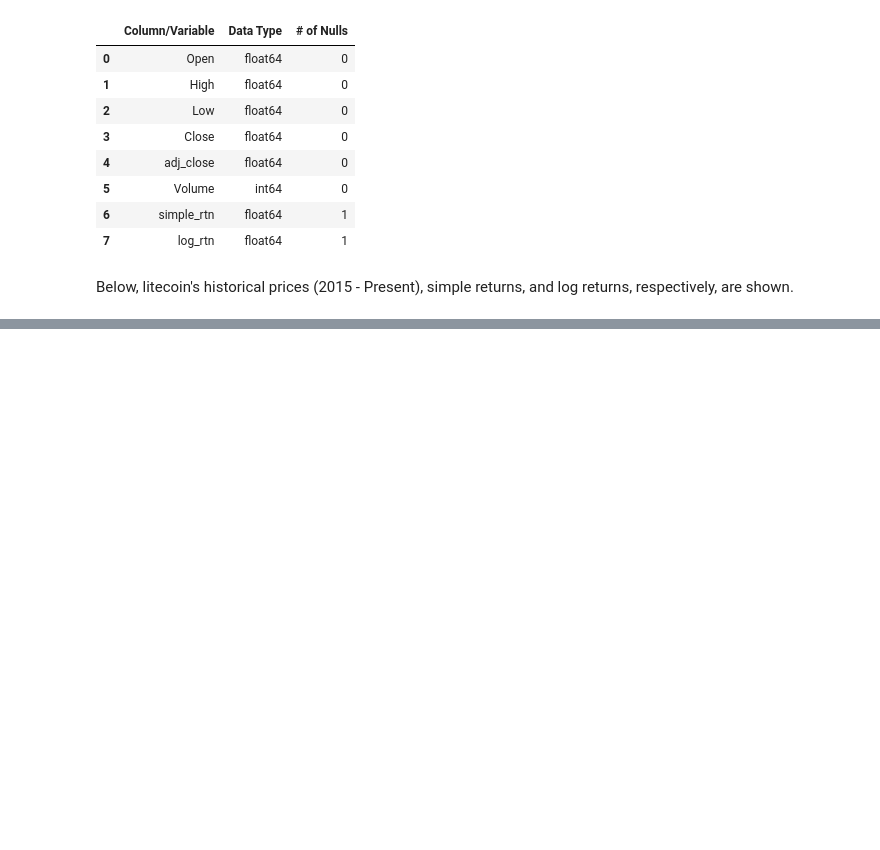
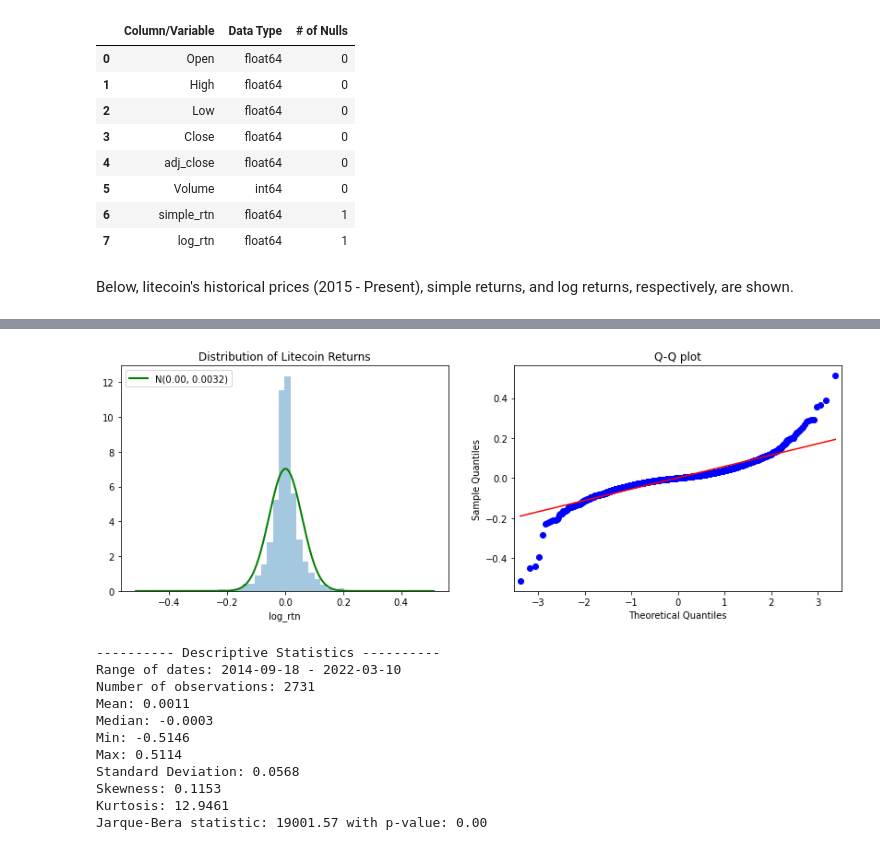
Before and after one commit to MSADS-506-Applied-Time-Series-Analysis/litecoin_predictions, a Jupyter notebook: code/litecoin_preds.ipynb, the cells around one changed output, grey strips where cells are left out. Drawn from its saved outputs; the diff is of its cells as text; code cells hidden in the pictures; blank space fills up the shorter version.

```diff
--- a/code/litecoin_preds.ipynb
+++ b/code/litecoin_preds.ipynb
@@ -106,0 +143,47 @@ plt.show()
+# %%
+ltc1 = ltc[['adj_close', 'log_rtn']].dropna(how = 'any')
+# %%
+# probability density function
+r_range = np.linspace(min(ltc1.log_rtn), max(ltc1.log_rtn), num=1000)
+mu = ltc1.log_rtn.mean()
+sigma = ltc1.log_rtn.std()
+norm_pdf = scs.norm.pdf(r_range, loc=mu, scale=sigma)
+# %%
+fig, ax = plt.subplots(1, 2, figsize=(14, 4.5))
+# histogram
+sns.distplot(ltc1.log_rtn, kde=False, norm_hist=True, ax=ax[0])
+ax[0].set_title('Distribution of Litecoin Returns')
+ax[0].plot(r_range, norm_pdf, 'g', lw=2,
+label=f'N({mu:.2f}, {sigma**2:.4f})')
+ax[0].legend(loc='upper left')
+
+# Q-Q plot
+qq = sm.qqplot(ltc1.log_rtn.values, line='s', ax=ax[1])
+ax[1].set_title('Q-Q plot')
+plt.show()
+
+jb_test = scs.jarque_bera(ltc1.log_rtn.values)
+print('---------- Descriptive Statistics ----------')
+print('Range of dates:', min(ltc1.index.date), '-', max(ltc1.index.date))
+print('Number of observations:', ltc1.shape[0])
+print(f'Mean: {ltc1.log_rtn.mean():.4f}')
+print(f'Median: {ltc1.log_rtn.median():.4f}')
+print(f'Min: {ltc1.log_rtn.min():.4f}')
+print(f'Max: {ltc1.log_rtn.max():.4f}')
+print(f'Standard Deviation: {ltc1.log_rtn.std():.4f}')
+print(f'Skewness: {ltc1.log_rtn.skew():.4f}')
+print(f'Kurtosis: {ltc1.log_rtn.kurtosis():.4f}')
+print(f'Jarque-Bera statistic: {jb_test[0]:.2f} with p-value: {jb_test[1]:.2f}')
+# %% [output]
+[figure, added]
+---------- Descriptive Statistics ----------
+Range of dates: 2014-09-18 - 2022-03-10
+Number of observations: 2731
+Mean: 0.0011
+Median: -0.0003
+Min: -0.5146
+Max: 0.5114
+Standard Deviation: 0.0568
+Skewness: 0.1153
+Kurtosis: 12.9461
+Jarque-Bera statistic: 19001.57 with p-value: 0.00
```
Also changed, not shown: parts of 9 cells of this notebook, 1 other file.
